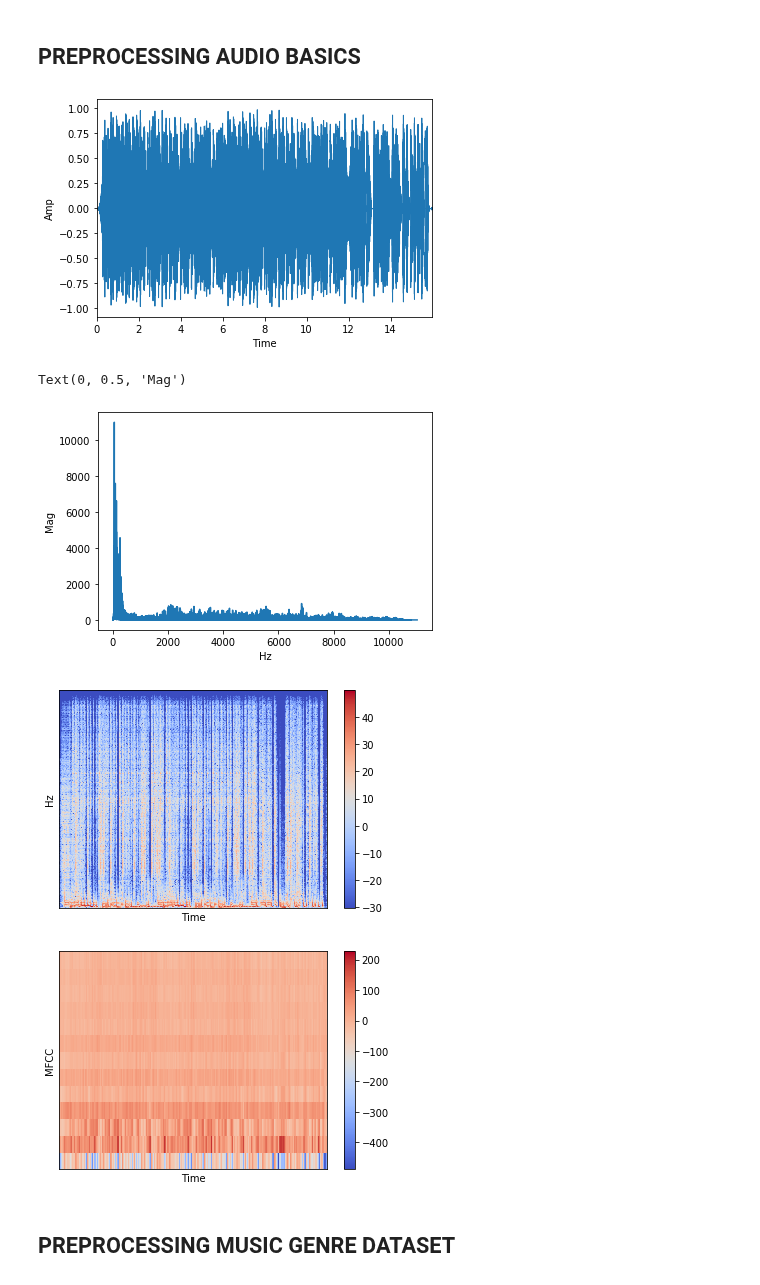
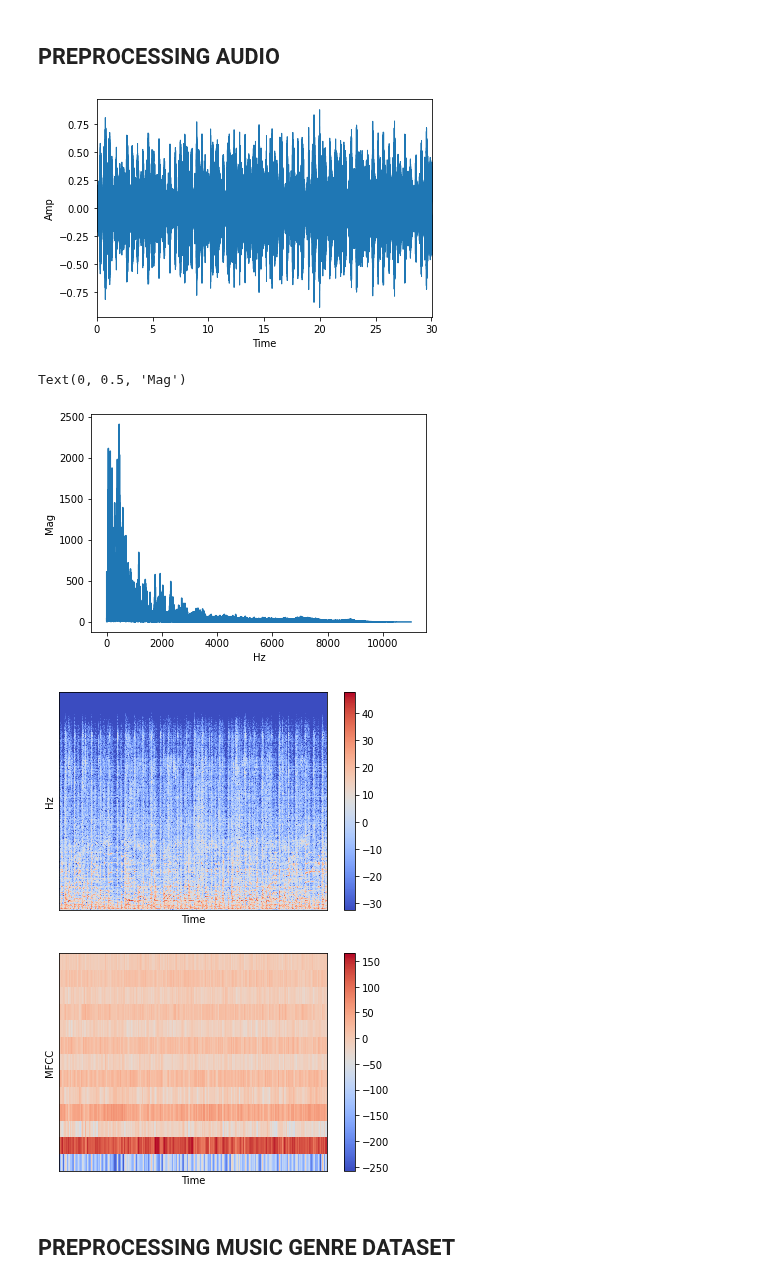
Before and after one commit to Leofltt/Audio-Analysis-Experiments, a Jupyter notebook: Deep_Learning/music_genre_classifier/Music_Genre_Classification.ipynb, the cells around one changed output. Drawn from its saved outputs; the diff is of its cells as text; code cells hidden in the pictures.

```diff
--- a/Deep_Learning/music_genre_classifier/Music_Genre_Classification.ipynb
+++ b/Deep_Learning/music_genre_classifier/Music_Genre_Classification.ipynb
@@ -15,15 +15,15 @@ Using TensorFlow backend.
 # %% [markdown]
-## PREPROCESSING AUDIO BASICS
+## PREPROCESSING AUDIO
 # %%
-file = 'BR.wav'
+file = './genres/blues/blues.00000.wav'
 
 sig, sr = librosa.load(file, sr=22050)
 librosa.display.waveplot(sig, sr = sr)
 plt.xlabel("Time")
 plt.ylabel("Amp")
 plt.show()
 # %% [output]
-[figure, old version]
+[figure, new version]
 # %%
 fft = np.fft.fft(sig)
 mag = np.abs(fft)
@@ -35,7 +35,7 @@ plt.xlabel("Hz")
 plt.ylabel("Mag")
 # %% [output]
 Text(0, 0.5, 'Mag')
-[figure, old version]
+[figure, new version]
 # %%
 n_fft = 2048
 hop_size = 512
@@ -49,7 +49,7 @@ plt.ylabel("Hz")
 plt.colorbar()
 plt.show()
 # %% [output]
-[figure, old version]
+[figure, new version]
 # %%
 MFCCs = librosa.feature.mfcc(sig, n_fft = 2048, hop_length = hop_size, n_mfcc = 13)
 librosa.display.specshow(MFCCs,sr = sr, hop_length = hop_size)
@@ -58,7 +58,7 @@ plt.ylabel("MFCC")
 plt.colorbar()
 plt.show()
 # %% [output]
-[figure, old version]
+[figure, new version]
 # %% [markdown]
 ## PREPROCESSING MUSIC GENRE DATASET
 # %%
```
Also changed, not shown: parts of 13 cells of this notebook.
